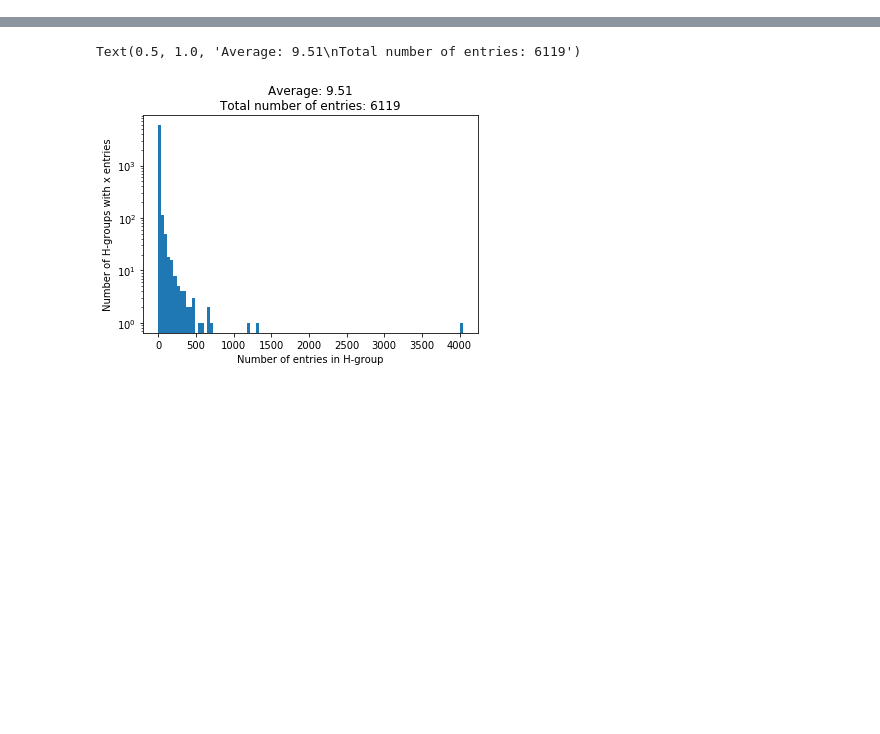
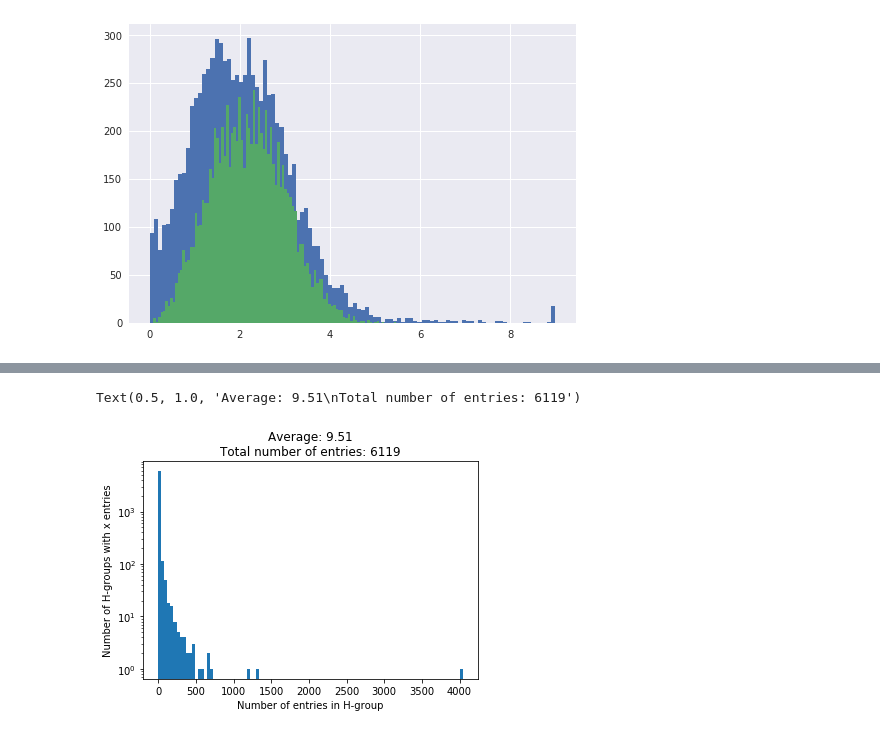
Before and after one commit to patrickbryant1/basic_scilife_scripts, a Jupyter notebook: visual/visual_notebook.ipynb, the cells around one changed output, grey strips where cells are left out. Saved outputs shown, nothing was run; the diff lists cells and outputs as text; code cells hidden in the pictures; blank space fills up the shorter version.

```diff
--- a/visual/visual_notebook.ipynb
+++ b/visual/visual_notebook.ipynb
@@ -41 +42,8 @@ Intercept:  1.22439354254
+# %%
+import matplotlib.pyplot as plt
+plt.hist(concatenated_df['MLAAdist'], bins = 100)
+plt.hist(concatenated_df['RMSD'], bins = 100)
+plt.show()
+# %% [output]
+[figure, added]
 # %%
```
Also changed, not shown: parts of 7 cells of this notebook, 1 other file.
